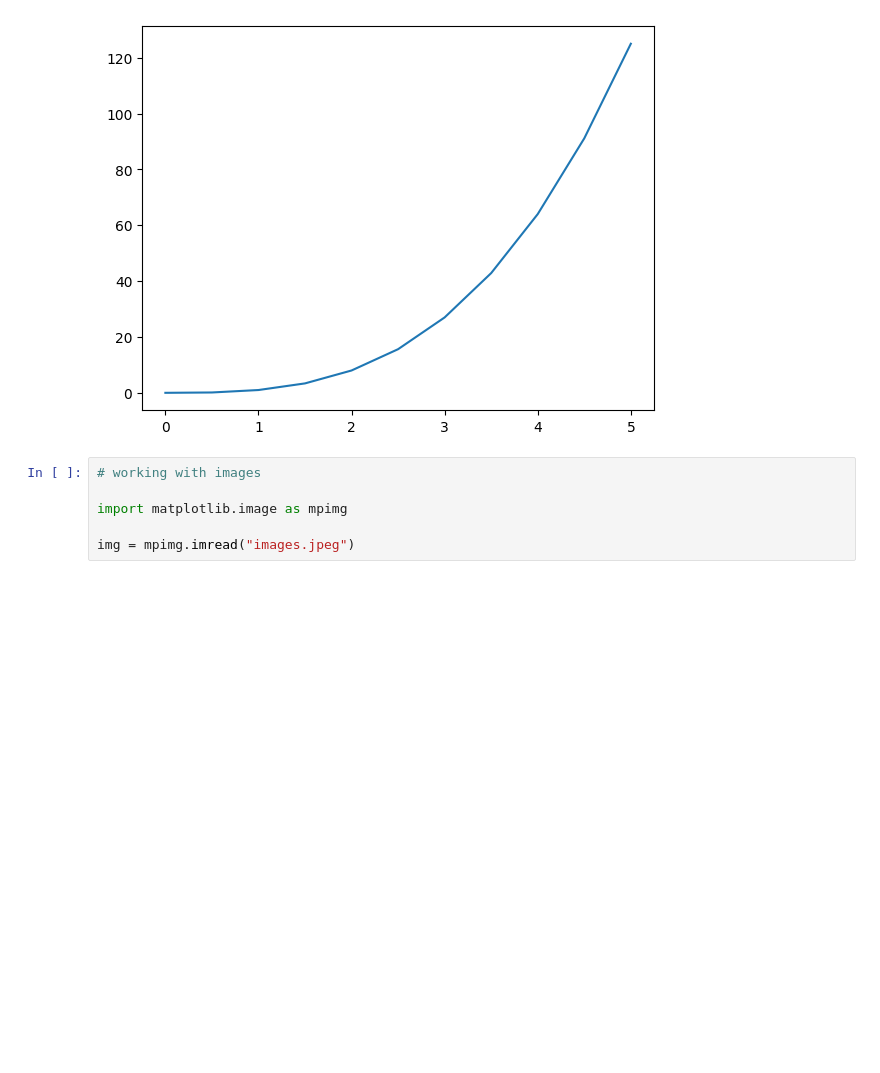
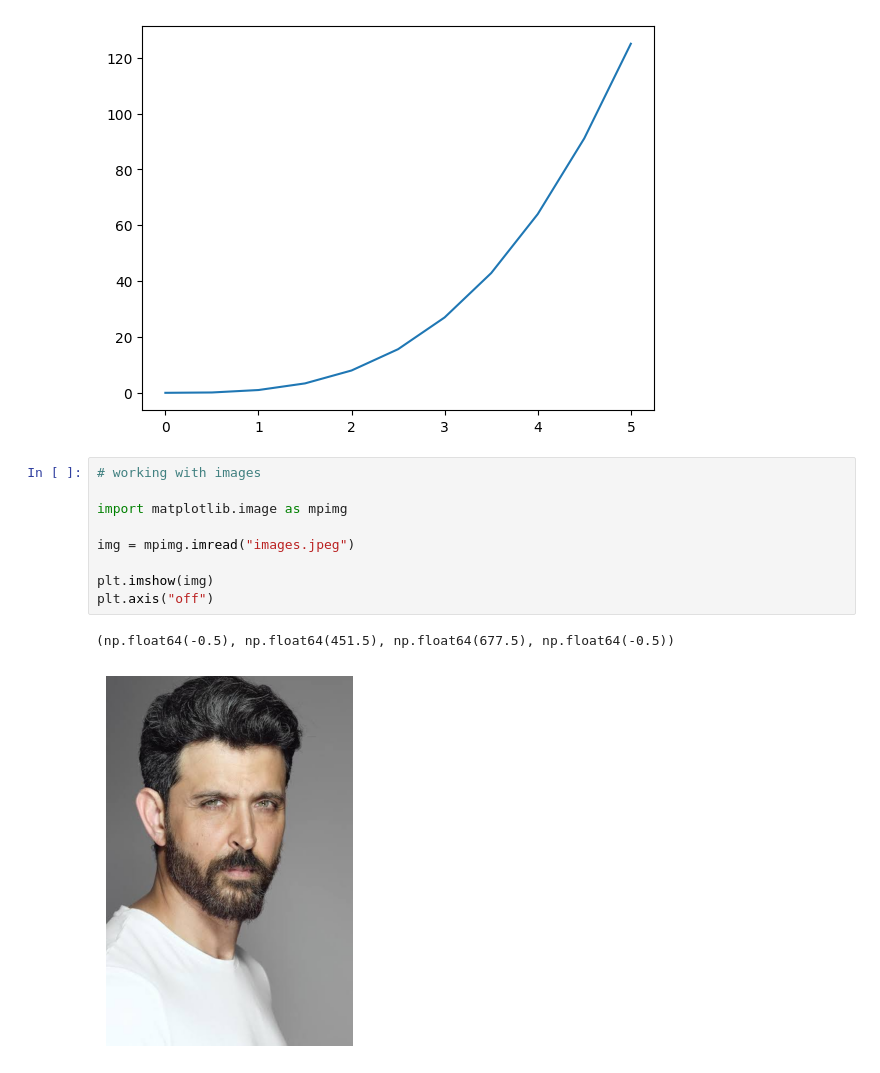
Before and after one commit to Itx-Psycho0/MY-Skills, a Jupyter notebook: SCRIPTING_LANGUAGES/Python/day15.ipynb, the cells around one changed output. Drawn from its saved outputs; the diff is of its cells as text; blank space fills up the shorter version.

```diff
--- a/SCRIPTING_LANGUAGES/Python/day15.ipynb
+++ b/SCRIPTING_LANGUAGES/Python/day15.ipynb
@@ -106,6 +106,12 @@ plt.savefig("basicplot.png")
 # %%
 # working with images
 
 import matplotlib.image as mpimg
 
 img = mpimg.imread("images.jpeg")
+
+plt.imshow(img)
+plt.axis("off")
+# %% [output]
+(np.float64(-0.5), np.float64(451.5), np.float64(677.5), np.float64(-0.5))
+[figure, added]
```
Also changed, not shown: parts of 3 cells of this notebook.
